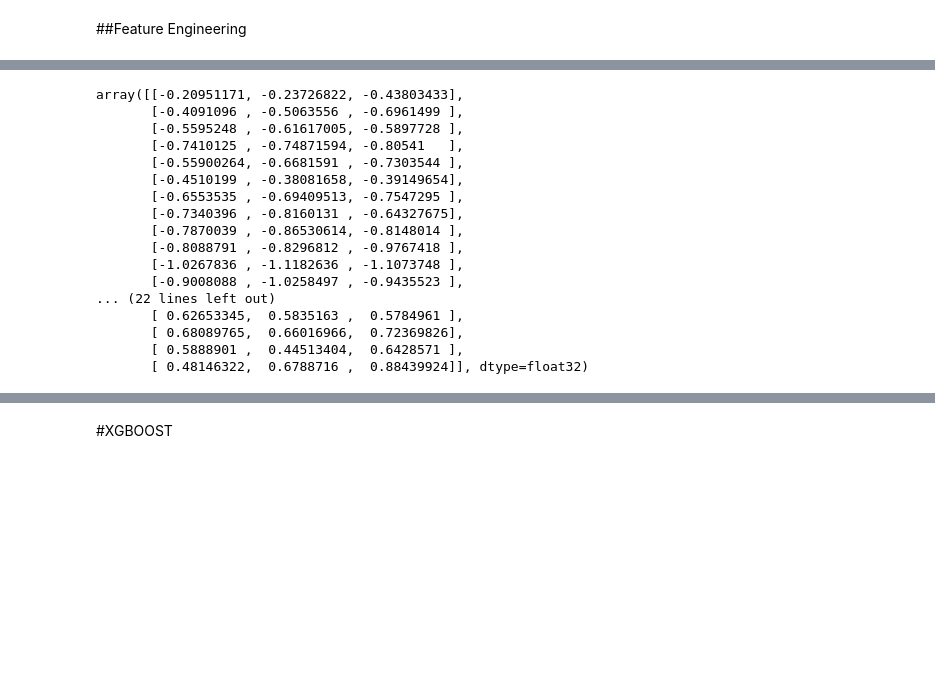
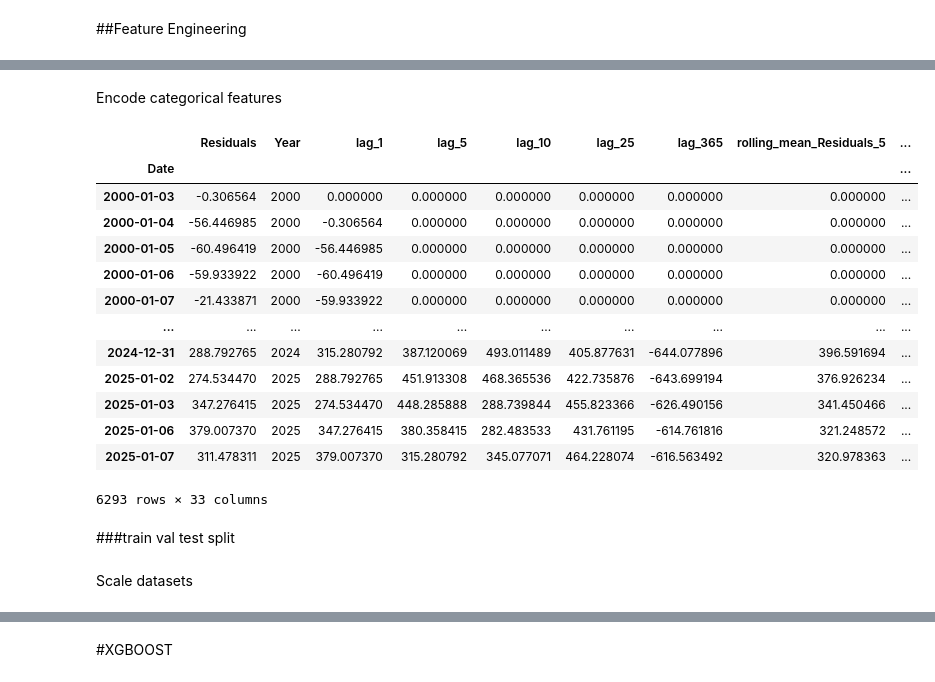
Before and after one commit to andreadamiano/Arbitrated-Dynamic-Ensemble, a Jupyter notebook: Project_code/XGBoost/XGBoost model.ipynb, the cells around one changed output, grey strips where cells are left out. Drawn from its saved outputs; the diff is of its cells as text; code cells hidden in the pictures; blank space fills up the shorter version.

```diff
--- a/Project_code/XGBoost/XGBoost model.ipynb
+++ b/Project_code/XGBoost/XGBoost model.ipynb
@@ -397,20 +108,55 @@ array([-0.20951171, -0.23726822, -0.43803433, -0.4091096 , -0.5063556 ,
-# %%
-y_pred
-# %% [output]
-array([[-0.20951171, -0.23726822, -0.43803433],
-       [-0.4091096 , -0.5063556 , -0.6961499 ],
-       [-0.5595248 , -0.61617005, -0.5897728 ],
-       [-0.7410125 , -0.74871594, -0.80541   ],
-       [-0.55900264, -0.6681591 , -0.7303544 ],
-       [-0.4510199 , -0.38081658, -0.39149654],
-       [-0.6553535 , -0.69409513, -0.7547295 ],
-       [-0.7340396 , -0.8160131 , -0.64327675],
-       [-0.7870039 , -0.86530614, -0.8148014 ],
-       [-0.8088791 , -0.8296812 , -0.9767418 ],
-       [-1.0267836 , -1.1182636 , -1.1073748 ],
-       [-0.9008088 , -1.0258497 , -0.9435523 ],
-... (22 lines left out)
-       [ 0.62653345,  0.5835163 ,  0.5784961 ],
-       [ 0.68089765,  0.66016966,  0.72369826],
-       [ 0.5888901 ,  0.44513404,  0.6428571 ],
-       [ 0.48146322,  0.6788716 ,  0.88439924]], dtype=float32)
+# %% [markdown]
+Encode categorical features
+# %%
+#cyclical encoding to reflect the periodic nature of the categorical features (https://stackoverflow.com/questions/58936445/whats-the-proper-way-to-present-numerical-categorical-data-specifically-hour-o)
+sp500_data['month_sin'] = np.sin(2 * np.pi * sp500_data['Month'] / 12)
+sp500_data['month_cos'] = np.cos(2 * np.pi * sp500_data['Month'] / 12)
+
+sp500_data['day_sin'] = np.sin(2 * np.pi * sp500_data['Day'] / 31)
+sp500_data['day_cos'] = np.cos(2 * np.pi * sp500_data['Day'] / 31)
+
+sp500_data['day_of_week_sin'] = np.sin(2 * np.pi * sp500_data['Day_of_week'] / 5)
+sp500_data['day_of_week_cos'] = np.cos(2 * np.pi * sp500_data['Day_of_week'] / 5)
+
+sp500_data['quarter_sin'] = np.sin(2 * np.pi * sp500_data['Quarter'] / 4)
+sp500_data['quarter_cos'] = np.cos(2 * np.pi * sp500_data['Quarter'] / 4)
+
+
+#numerical / categorical columns
+num_cols = [
+       'lag_1', 'lag_5', 'lag_10', 'lag_25', 'lag_365',
+       'rolling_mean_Residuals_5', 'rolling_std_Residuals_5',
+       'rolling_skew_Residuals_5', 'rolling_mean_volume_5',
+       'rolling_std_volume_5', 'rolling_skew_volume_5',
+       'rolling_mean_Residuals_10', 'rolling_std_Residuals_10',
+       'rolling_skew_Residuals_10', 'rolling_mean_volume_10',
+       'rolling_std_volume_10', 'rolling_skew_volume_10',
+       'rolling_mean_Residuals_25', 'rolling_std_Residuals_25',
+       'rolling_skew_Residuals_25', 'rolling_mean_volume_25',
+       'rolling_std_volume_25', 'rolling_skew_volume_25']
+cat_cols = ['month_sin', 'month_cos', 'day_sin', 'day_cos', 'day_of_week_sin', 'day_of_week_cos', 'quarter_sin', 'quarter_cos']
+
+
+#drop columns not needed
+sp500_data.drop(['Month', 'Day', 'Day_of_week', 'Volume', 'Quarter'], axis=1, inplace=True)
+
+
+#visualise
+sp500_data
+# %% [output]
+|  | Residuals | Year | lag_1 | lag_5 | lag_10 | lag_25 | lag_365 | rolling_mean_Residuals_5 | ... |
+| Date |  |  |  |  |  |  |  |  | ... |
+| 2000-01-03 | -0.306564 | 2000 | 0.000000 | 0.000000 | 0.000000 | 0.000000 | 0.000000 | 0.000000 | ... |
+| 2000-01-04 | -56.446985 | 2000 | -0.306564 | 0.000000 | 0.000000 | 0.000000 | 0.000000 | 0.000000 | ... |
+| 2000-01-05 | -60.496419 | 2000 | -56.446985 | 0.000000 | 0.000000 | 0.000000 | 0.000000 | 0.000000 | ... |
+| 2000-01-06 | -59.933922 | 2000 | -60.496419 | 0.000000 | 0.000000 | 0.000000 | 0.000000 | 0.000000 | ... |
+| 2000-01-07 | -21.433871 | 2000 | -59.933922 | 0.000000 | 0.000000 | 0.000000 | 0.000000 | 0.000000 | ... |
+| ... | ... | ... | ... | ... | ... | ... | ... | ... | ... |
+| 2024-12-31 | 288.792765 | 2024 | 315.280792 | 387.120069 | 493.011489 | 405.877631 | -644.077896 | 396.591694 | ... |
+| 2025-01-02 | 274.534470 | 2025 | 288.792765 | 451.913308 | 468.365536 | 422.735876 | -643.699194 | 376.926234 | ... |
+| 2025-01-03 | 347.276415 | 2025 | 274.534470 | 448.285888 | 288.739844 | 455.823366 | -626.490156 | 341.450466 | ... |
+| 2025-01-06 | 379.007370 | 2025 | 347.276415 | 380.358415 | 282.483533 | 431.761195 | -614.761816 | 321.248572 | ... |
+| 2025-01-07 | 311.478311 | 2025 | 379.007370 | 315.280792 | 345.077071 | 464.228074 | -616.563492 | 320.978363 | ... |
+6293 rows × 33 columns
+# %% [markdown]
+###train val test split
@@ -416,0 +169,2 @@ array([[-0.20951171, -0.23726822, -0.43803433],
+# %% [markdown]
+Scale datasets
```
Also changed, not shown: parts of 37 cells of this notebook, 9 other files.
